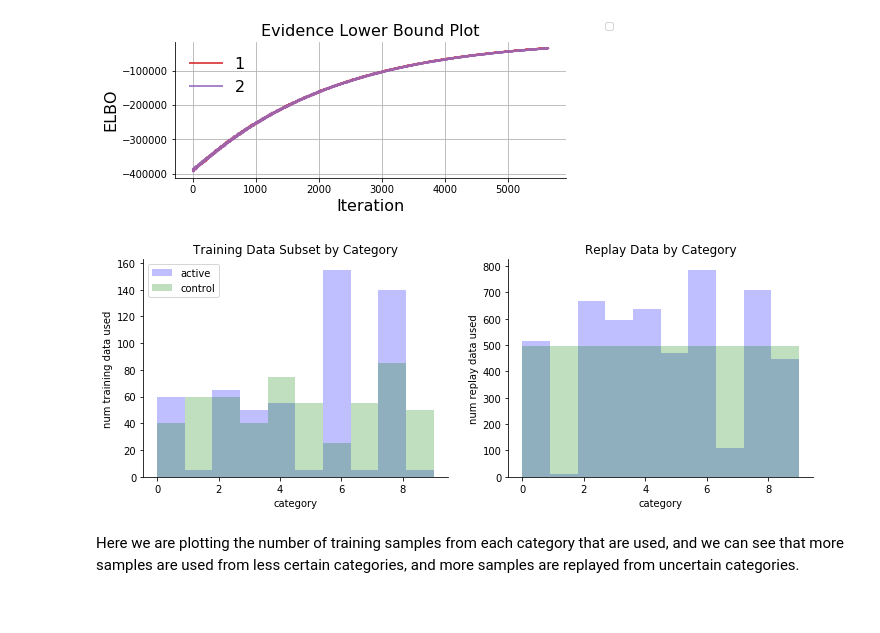
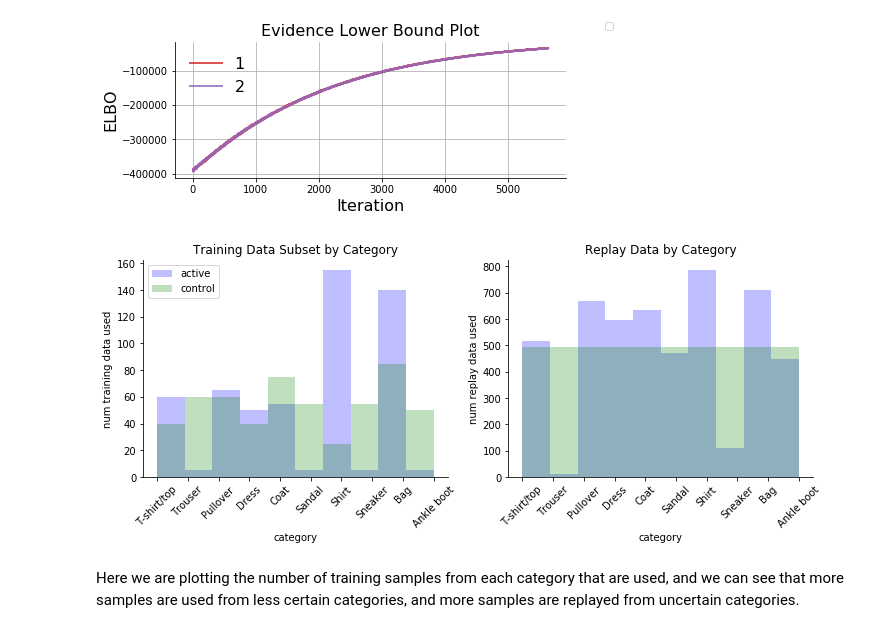
Before and after one commit to chongguo/ADVI-pymc3-Fashion-MNIST, a Jupyter notebook: BBB_tutorial.ipynb, the cells around one changed output. Cells and saved outputs as stored; diff of their text form; code cells hidden in the pictures.

```diff
--- a/BBB_tutorial.ipynb
+++ b/BBB_tutorial.ipynb
@@ -1688,29 +1676,29 @@ ax.legend('active','control');
 # %%
 fig, ax = plt.subplots(1, 2, figsize=(12,4))
 
 cat_used_active = [y_train[x.astype(int)] for x in al_results_active['ind_used']]
 cat_used_active = [item for cat in cat_used_active for item in cat]
 cat_used_control = [y_train[x.astype(int)] for x in al_results_control['ind_used']]
 cat_used_control = [item for cat in cat_used_control for item in cat]
 
 ax[0].hist(cat_used_active, bins=10, color='blue', alpha=.25, label='active')
 ax[0].hist(cat_used_control, bins=10, color='green', alpha=.25, label='control')
 ax[0].set_title('Training Data Subset by Category')
 ax[0].set_xlabel('category')
 ax[0].set_ylabel('num training data used')
-ax[0].set_xticks(np.arange(n_output)); plt.xticks(rotation=45);
-ax[0].set_xticklabels(labels=label_dict.values());
+ax[0].set_xticks(np.arange(n_output));
+ax[0].set_xticklabels(labels=label_dict.values(),rotation=45);
 ax[0].legend(); sns.despine();
 
 ax[1].hist(y_train[al_results_active['replay_ind_used']], bins=10, color='blue', alpha=.25, label='active')
 ax[1].hist(y_train[al_results_control['replay_ind_used']], bins=10, color='green', alpha=.25, label='control')
 ax[1].set_title('Replay Data by Category')
 ax[1].set_xlabel('category')
-ax[1].set_xticks(np.arange(n_output)); plt.xticks(rotation=45);
-ax[1].set_xticklabels(labels=label_dict.values());
+ax[1].set_xticks(np.arange(n_output));
+ax[1].set_xticklabels(labels=label_dict.values(),rotation=45);
 ax[1].set_ylabel('num replay data used');
 # %% [output]
-[figure, old version]
+[figure, new version]
 # %% [markdown]
 Here we are plotting the number of training samples from each category that are used, and we can see that more samples are used from less certain categories, and more samples are replayed from uncertain categories.
 # %% [markdown]
```
Also changed, not shown: parts of 17 cells of this notebook.
